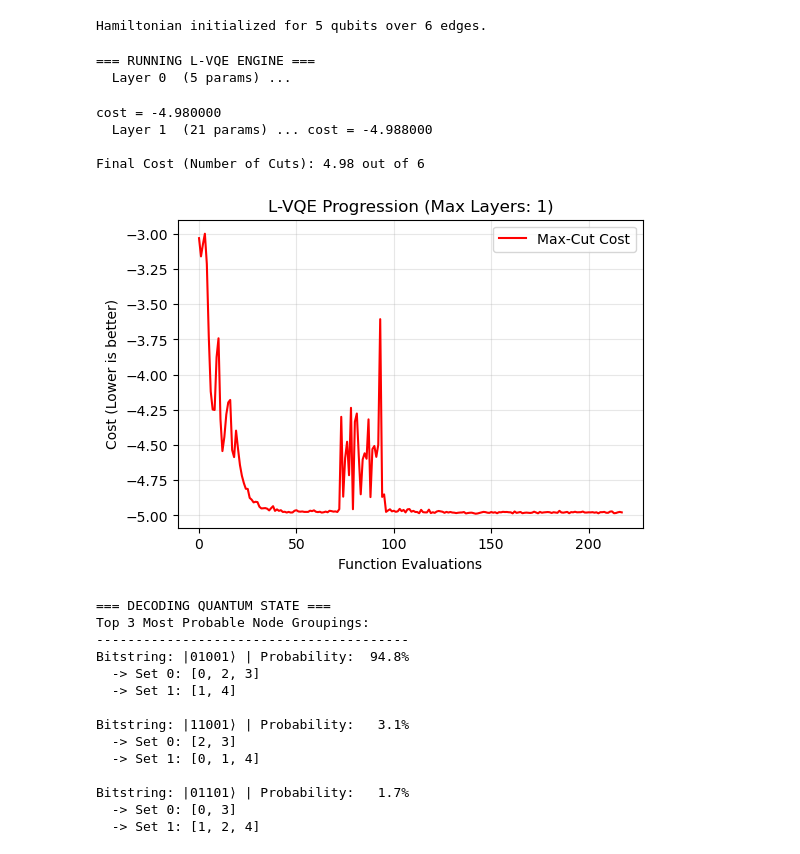
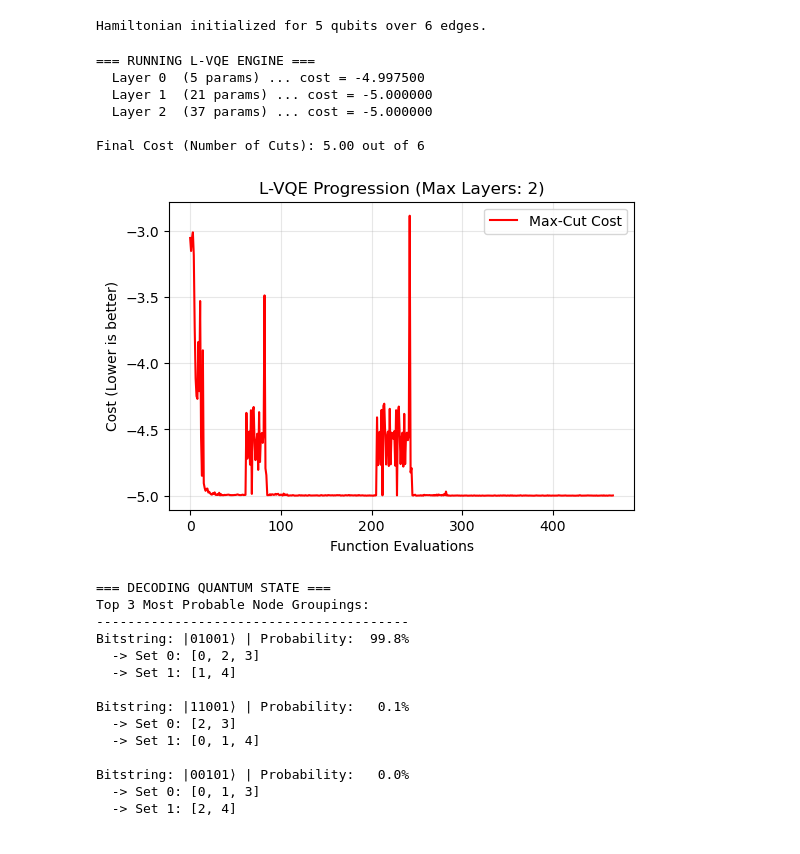
Before and after one commit to myriamcg/layered_vqe, a Jupyter notebook: maxcut_smallscaleexample.ipynb, the cells around one changed output. Cells and saved outputs as stored; diff of their text form; code cells hidden in the pictures.

```diff
--- a/maxcut_smallscaleexample.ipynb
+++ b/maxcut_smallscaleexample.ipynb
@@ -48,8 +48,8 @@ Hamiltonian initialized for 5 qubits over 6 edges.
 print("=== RUNNING L-VQE ENGINE ===")
 
 # 1. Run the simulation using your friend's engine
-max_layers = 1
-shots = 2000
+max_layers = 2
+shots = 4000
 rng = np.random.default_rng(42)
 
 results = simulate_one_lvqe(
@@ -57,7 +57,7 @@ results = simulate_one_lvqe(
     H=H_maxcut,
     max_layers=max_layers,
     shots=shots,
-    max_iter_per_layer=150,
+    max_iter_per_layer=200,
     rng=rng
 )
 
@@ -74,50 +74,50 @@ plt.ylabel("Cost (Lower is better)")
 plt.grid(True, alpha=0.3)
 plt.legend()
 plt.show()
 
 # 3. Decode the Winning State
 print("\n=== DECODING QUANTUM STATE ===")
 dev_read = qml.device("default.qubit", wires=n_qubits, shots=shots)
 
 @qml.qnode(dev_read)
 def read_circuit(params):
     # Use your friend's private circuit function to rebuild the final state
     _apply_lvqe_circuit(params, n_qubits, max_layers)
     return qml.counts()
 
 counts = read_circuit(trained_params)
 sorted_counts = sorted(counts.items(), key=lambda x: x[1], reverse=True)
 
 print("Top 3 Most Probable Node Groupings:")
 print("-" * 40)
 for bitstring, count in sorted_counts[:3]:
     prob = (count / shots) * 100
     print(f"Bitstring: |{bitstring}⟩ | Probability: {prob:5.1f}%")
 
     # Optional: Map the 0s and 1s back to physical nodes
     group_0 = [node for node, bit in enumerate(bitstring) if bit == '0']
     group_1 = [node for node, bit in enumerate(bitstring) if bit == '1']
     print(f"  -> Set 0: {group_0}")
     print(f"  -> Set 1: {group_1}\n")
 # %% [output]
 === RUNNING L-VQE ENGINE ===
-  Layer 0  (5 params) ...
+  Layer 0  (5 params) ... cost = -4.997500
+  Layer 1  (21 params) ... cost = -5.000000
+  Layer 2  (37 params) ... cost = -5.000000
+
+Final Cost (Number of Cuts): 5.00 out of 6
+[figure, new version]
-cost = -4.980000
-  Layer 1  (21 params) ... cost = -4.988000
+=== DECODING QUANTUM STATE ===
+Top 3 Most Probable Node Groupings:
+----------------------------------------
+Bitstring: |01001⟩ | Probability:  99.8%
+  -> Set 0: [0, 2, 3]
+  -> Set 1: [1, 4]
 
-Final Cost (Number of Cuts): 4.98 out of 6
+Bitstring: |11001⟩ | Probability:   0.1%
+  -> Set 0: [2, 3]
+  -> Set 1: [0, 1, 4]
+
+Bitstring: |00101⟩ | Probability:   0.0%
+  -> Set 0: [0, 1, 3]
+  -> Set 1: [2, 4]
-[figure, old version]
-=== DECODING QUANTUM STATE ===
-Top 3 Most Probable Node Groupings:
-----------------------------------------
-Bitstring: |01001⟩ | Probability:  94.8%
-  -> Set 0: [0, 2, 3]
-  -> Set 1: [1, 4]
-
-Bitstring: |11001⟩ | Probability:   3.1%
-  -> Set 0: [2, 3]
-  -> Set 1: [0, 1, 4]
-
-Bitstring: |01101⟩ | Probability:   1.7%
-  -> Set 0: [0, 3]
-  -> Set 1: [1, 2, 4]
```
